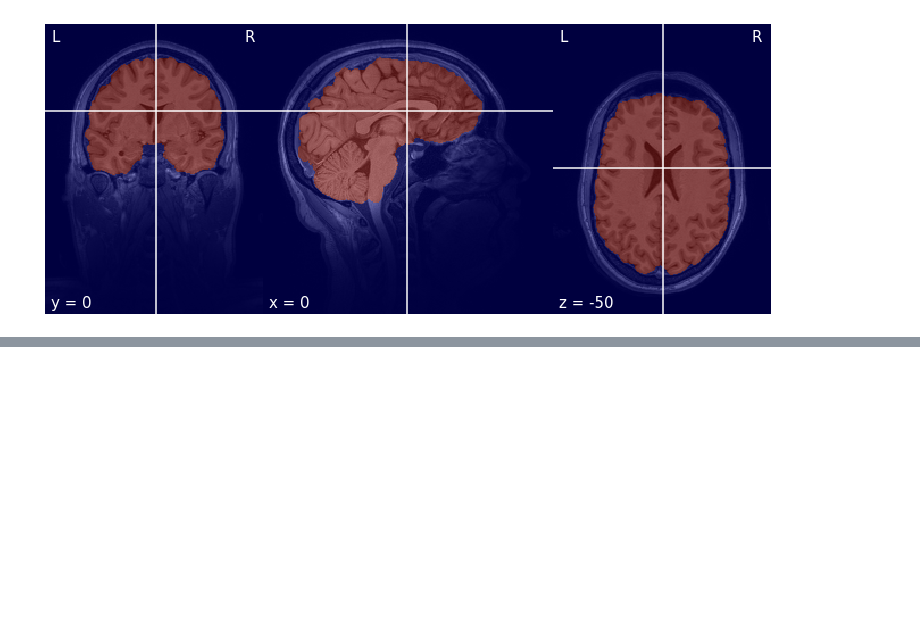
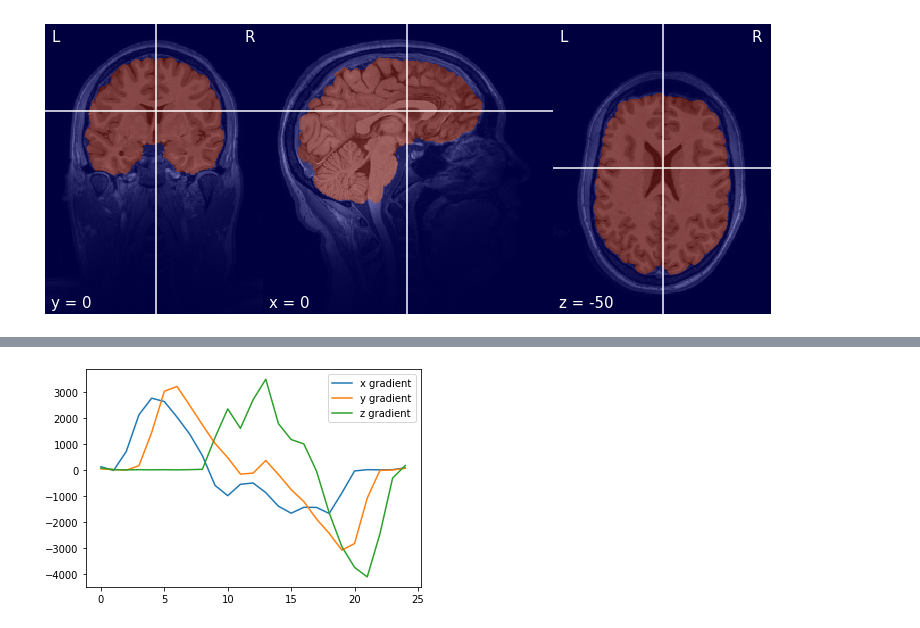
Before and after one commit to Pai-Sho/bai-book, a Jupyter notebook: content/labs/lab-image/index.ipynb, the cells around one changed output, grey strips where cells are left out. Saved outputs shown, nothing was run; the diff lists cells and outputs as text; code cells hidden in the pictures; blank space fills up the shorter version.

```diff
--- a/content/labs/lab-image/index.ipynb
+++ b/content/labs/lab-image/index.ipynb
@@ -283,0 +344,23 @@ ShowLocationWithMask(data, 0, 0, -50, mask)
+# %%
+from scipy import signal
+
+def resample(mask, interval):
+    mask_np = mask.get_fdata()
+    brain_counts_x = mask_np.sum((0,2))
+    brain_counts_y = mask_np.sum((1,2))
+    brain_counts_z = mask_np.sum((0,1))
+
+    x_resample = signal.resample(brain_counts_x,interval)
+    y_resample = signal.resample(brain_counts_y,interval)
+    z_resample = signal.resample(brain_counts_z,interval)
+
+    x_grad = np.gradient(x_resample)
+    y_grad = np.gradient(y_resample)
+    z_grad = np.gradient(z_resample)
+
+    plt.plot(x_grad, label='x gradient')
+    plt.plot(y_grad, label='y gradient')
+    plt.plot(z_grad, label='z gradient')
+
+    plt.plot()
+    plt.legend()
@@ -283,0 +375,4 @@ ShowLocationWithMask(data, 0, 0, -50, mask)
+# %%
+resample(mask,25)
+# %% [output]
+[figure, added]
```
Also changed, not shown: parts of 9 cells of this notebook.
